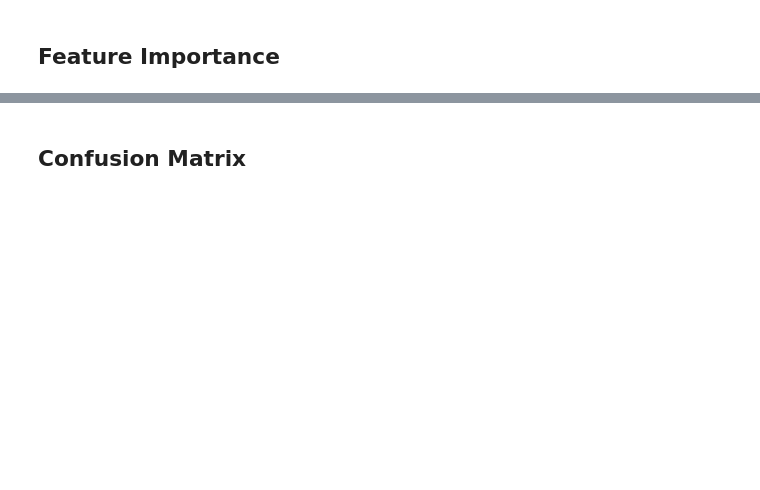
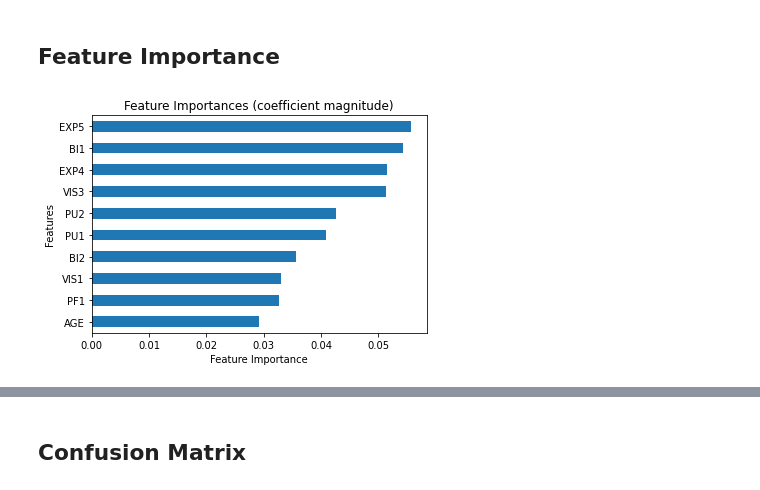
Before and after one commit to KWeatherwalks/EduWikiML, a Jupyter notebook: RandomForestClassifierModel.ipynb, the cells around one changed output, grey strips where cells are left out. Cells and saved outputs as stored; diff of their text form; code cells hidden in the pictures; blank space fills up the shorter version.

```diff
--- a/RandomForestClassifierModel.ipynb
+++ b/RandomForestClassifierModel.ipynb
@@ -217,2 +216,12 @@ UOC_POSITION - Professor; Associate; Assistant; Lecturer; Instructor; Adjunct
 # %% [markdown]
 ## Feature Importance
+# %%
+# Feature importances from pipeline
+importances = classifier.named_steps['randomforestclassifier'].feature_importances_
+feat_imp = pd.Series(data=importances, index=X.columns).map(abs).sort_values()
+feat_imp.tail(10).plot(kind='barh')
+plt.xlabel('Feature Importance')
+plt.ylabel('Features')
+plt.title('Feature Importances (coefficient magnitude)');
+# %% [output]
+[figure, added]
```
Also changed, not shown: parts of 18 cells of this notebook, 3 other files.
